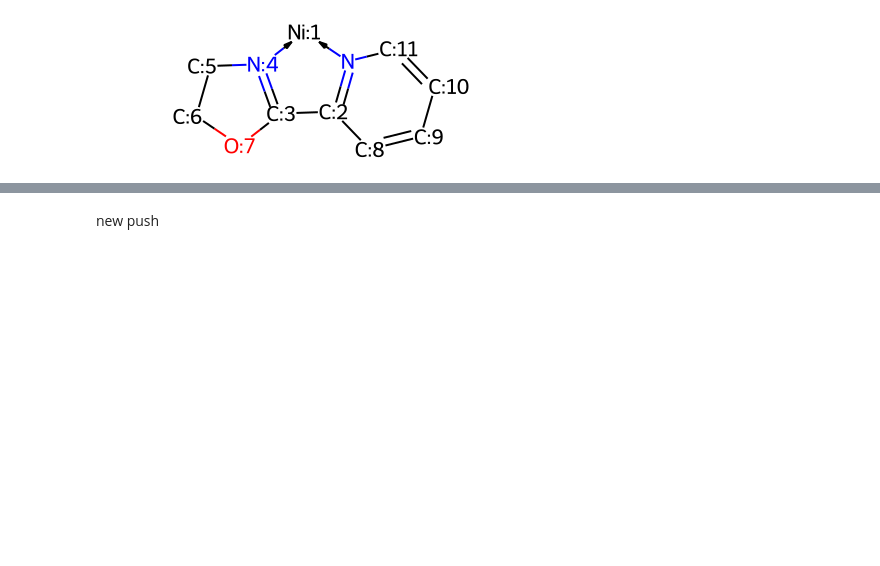
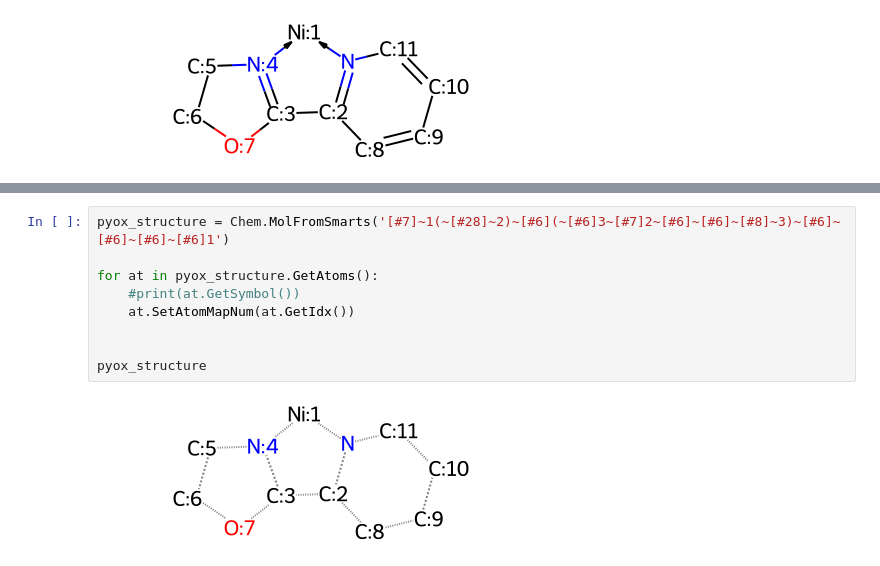
Before and after one commit to ReismanLab/orca_descriptors, a Jupyter notebook: substructure_numbering.ipynb, the cells around one changed output, grey strips where cells are left out. Saved outputs shown, nothing was run; the diff lists cells and outputs as text; blank space fills up the shorter version.

Commit message:
added SMARTs based substrecture numbering

```diff
--- a/substructure_numbering.ipynb
+++ b/substructure_numbering.ipynb
@@ -52,2 +52,11 @@ mol
-# %% [markdown]
-new push
+# %%
+pyox_structure = Chem.MolFromSmarts('[#7]~1(~[#28]~2)~[#6](~[#6]3~[#7]2~[#6]~[#6]~[#8]~3)~[#6]~[#6]~[#6]~[#6]1')
+
+for at in pyox_structure.GetAtoms():
+    #print(at.GetSymbol())
+    at.SetAtomMapNum(at.GetIdx())
+
+
+pyox_structure
+# %% [output]
+[figure, added]
```
Also changed, not shown: parts of 3 cells of this notebook.
